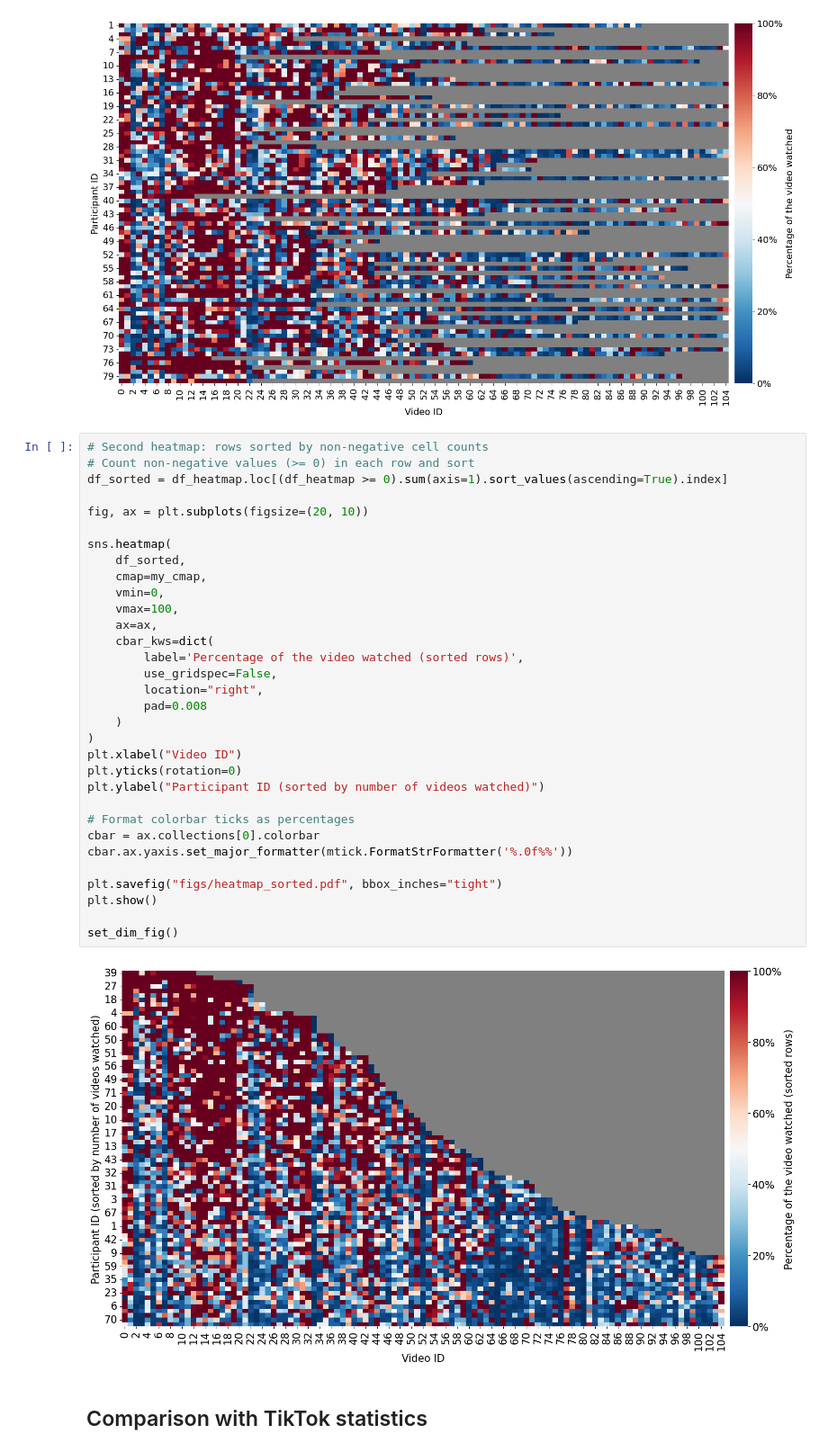
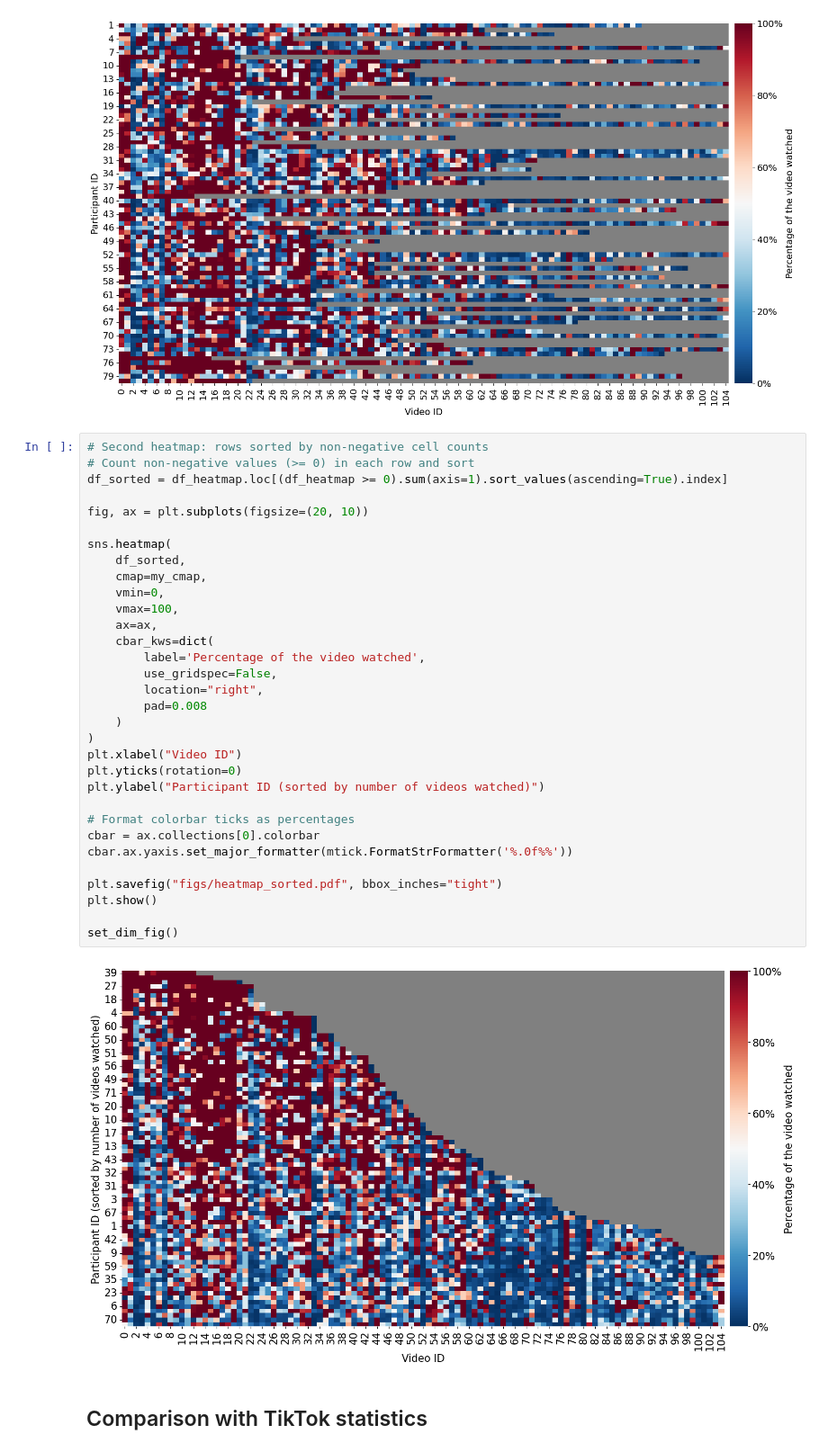
Before and after one commit to carolcoimbra/unpredictable-tiktok, a Jupyter notebook: classifier-rf.ipynb, the cells around one changed output. Shown at 90% size. Cells and saved outputs as stored; diff of their text form.

Commit message:
update figure label

```diff
--- a/classifier-rf.ipynb
+++ b/classifier-rf.ipynb
@@ -594,35 +594,35 @@ set_dim_fig()
 # Count non-negative values (>= 0) in each row and sort
 df_sorted = df_heatmap.loc[(df_heatmap >= 0).sum(axis=1).sort_values(ascending=True).index]
 
 fig, ax = plt.subplots(figsize=(20, 10))
 
 sns.heatmap(
     df_sorted,
     cmap=my_cmap,
     vmin=0,
     vmax=100,
     ax=ax,
     cbar_kws=dict(
-        label='Percentage of the video watched (sorted rows)',
+        label='Percentage of the video watched',
         use_gridspec=False,
         location="right",
         pad=0.008
     )
 )
 plt.xlabel("Video ID")
 plt.yticks(rotation=0)
 plt.ylabel("Participant ID (sorted by number of videos watched)")
 
 # Format colorbar ticks as percentages
 cbar = ax.collections[0].colorbar
 cbar.ax.yaxis.set_major_formatter(mtick.FormatStrFormatter('%.0f%%'))
 
 plt.savefig("figs/heatmap_sorted.pdf", bbox_inches="tight")
 plt.show()
 
 set_dim_fig()
 # %% [output]
-[figure, old version]
+[figure, new version]
 # %% [markdown]
 ## Comparison with TikTok statistics
 # %%
```
Also changed, not shown: 34 other files.
